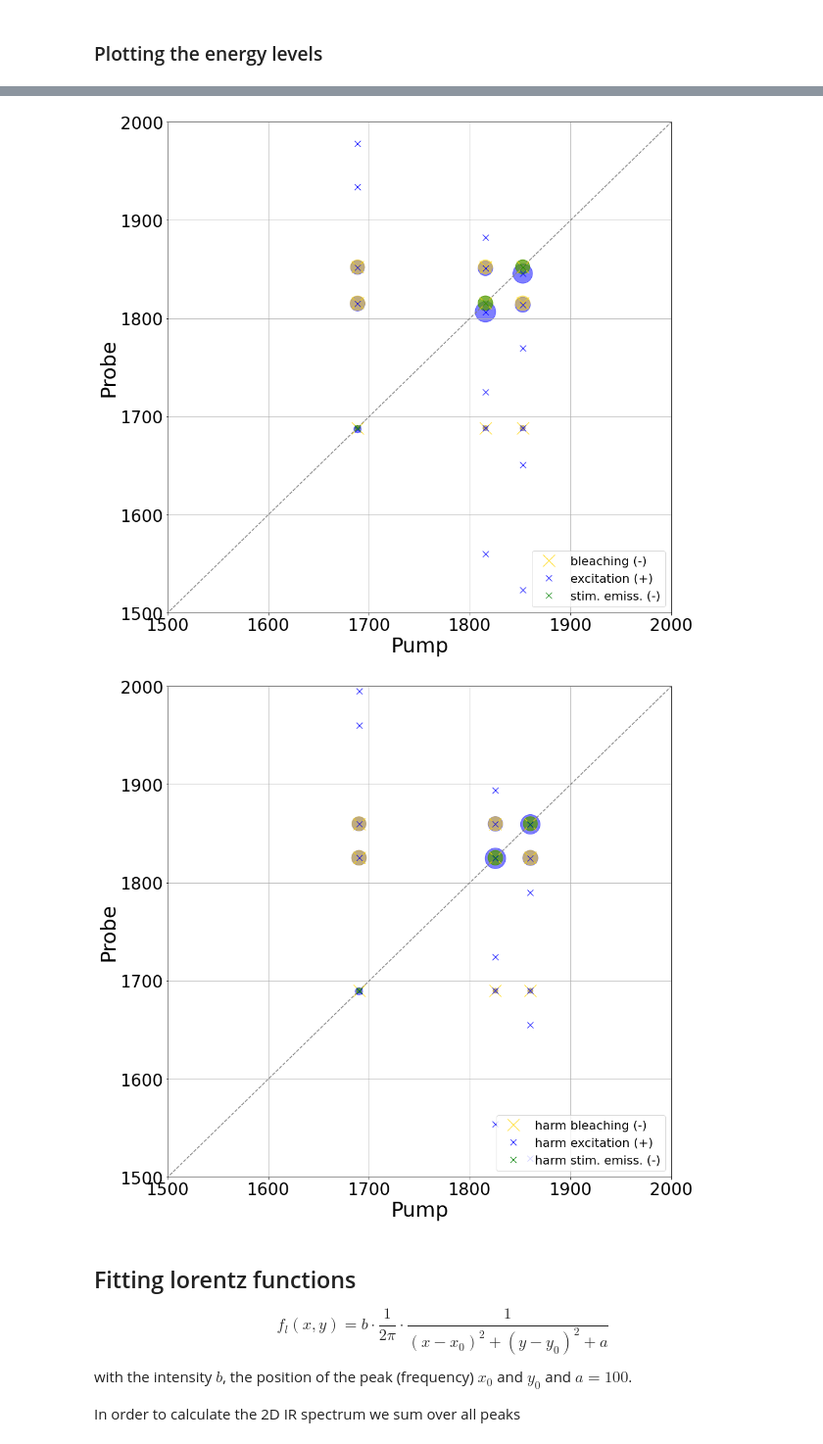
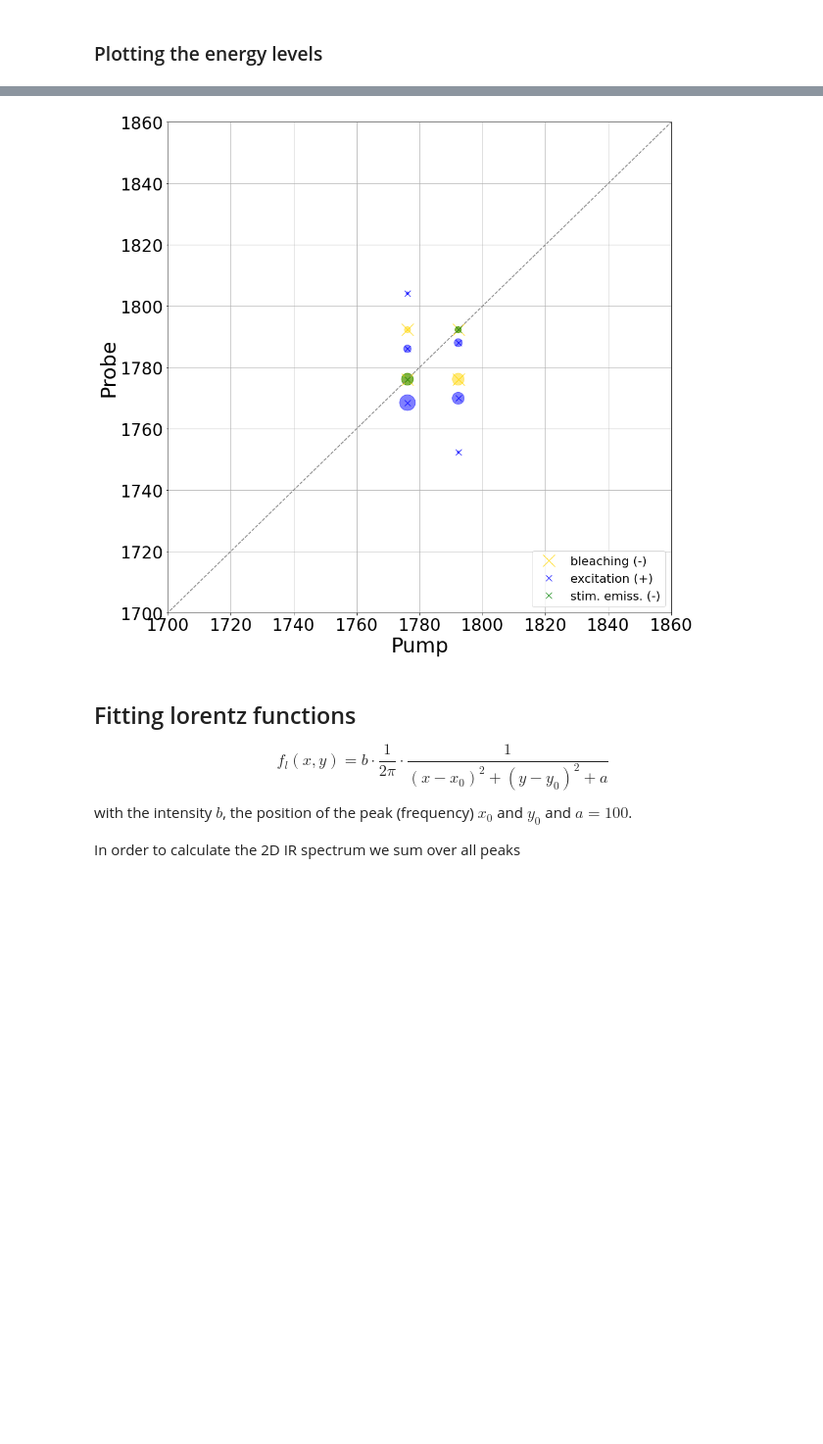
Before and after one commit to chjacob-tubs/Vibrations2D, a Jupyter notebook: 2DIR.ipynb, the cells around one changed output, grey strips where cells are left out. Shown at 98% size. Saved outputs shown, nothing was run; the diff lists cells and outputs as text; code cells hidden in the pictures; blank space fills up the shorter version.

```diff
--- a/2DIR.ipynb
+++ b/2DIR.ipynb
@@ -24,10 +24,10 @@ Number of energy levels $N$ with $n$ oscillators
 $$n = \frac{-3\pm\sqrt{8N+1}}{2}$$
 but we only need the $n = \frac{-3+\sqrt{8N+1}}{2}$ solution!
 # %%
-mol = 'uracil_3modes'
+mol = 'NAGNMA_onlyCO'
 
-dip_mat = np.loadtxt('data/%s/intenmat.txt' %(mol))   #intenmat
-elevelmat = np.loadtxt('data/%s/freqsmat.txt' %(mol)) #freqmat
+dip_mat = np.load('data/%s/VCI_intensities.npy' %(mol))   #intenmat
+elevelmat = np.load('data/%s/VCI_frequencies.npy' %(mol)) #freqmat
 
 e_level = elevelmat[0]
 n_loc_moden = len(dip_mat)-1
@@ -45,16 +45,18 @@ print('Dipole matrix:\n', dip_mat)
 harm = None
 if os.path.isfile('data/%s/intenmatharm.txt' %(mol)) and os.path.isfile('data/%s/freqsmatharm.txt' %(mol)):
     harm = True
+    harm = None
 
-    dip_math = np.loadtxt('data/%s/intenmatharm.txt' %(mol))
-    elevelmath = np.loadtxt('data/%s/freqsmatharm.txt' %(mol))
+    if harm:
+        dip_math = np.loadtxt('data/%s/intenmatharm.txt' %(mol))
+        elevelmath = np.loadtxt('data/%s/freqsmatharm.txt' %(mol))
 
-    e_levelh = elevelmath[0]
+        e_levelh = elevelmath[0]
 
-    print()
-    print('Harm. Length dipole matrix: ', len(dip_math))
-    print('Harm. Energy levels:\n', e_levelh)
-    print('Harm. Dipole matrix:\n', dip_math)
+        print()
+        print('Harm. Length dipole matrix: ', len(dip_math))
+        print('Harm. Energy levels:\n', e_levelh)
+        print('Harm. Dipole matrix:\n', dip_math)
 
 else:
     print ("\nHarmonic files do not exist.\n")
@@ -302,6 +296,6 @@ Bleaching from energy level 0 to 3 at ( 1860.0894954163387 , 1860.0894954163387
 # %%
-newmin = 1500
-newmax = 2000
+newmin = 1700
+newmax = 1860
 
 plt.figure(figsize=(15,15))
 plt.plot([0,newmax], [0,newmax], ls="--", c=".5")
@@ -313,35 +307,34 @@ plt.scatter(ble_x,ble_y,s=ble_i, color='gold', alpha=0.5)
 plt.scatter(emi_x,emi_y,s=emi_i, color='g', alpha=0.5)
 plt.xlim(newmin,newmax)
 plt.ylim(newmin,newmax)
 plt.grid(True)
 plt.ylabel('Probe',fontsize=34)
 plt.xlabel('Pump',fontsize=34)
 plt.xticks(fontsize=28)
 plt.yticks(fontsize=28)
 plt.legend(fontsize=20,loc='lower right')
 #plt.savefig('Bilder/%s_CO_anharm.png' %(mol),bbox_inches='tight')
 
 if harm:
     plt.figure(figsize=(15,15))
     plt.plot([0,newmax], [0,newmax], ls="--", c=".5")
     plt.plot(ble_xh,ble_yh, "x", color='gold', label='harm bleaching (-)', markersize=20)
     plt.plot(exc_xh,exc_yh, "bx", label='harm excitation (+)', markersize=10)
     plt.plot(emi_xh,emi_yh, "gx", label='harm stim. emiss. (-)', markersize=10)
     plt.scatter(exc_xh,exc_yh,s=exc_i, color='b', alpha=0.5)
     plt.scatter(ble_xh,ble_yh,s=ble_i, color='gold', alpha=0.5)
     plt.scatter(emi_xh,emi_yh,s=emi_i, color='g', alpha=0.5)
     plt.xlim(newmin,newmax)
     plt.ylim(newmin,newmax)
     plt.grid(True)
     plt.ylabel('Probe',fontsize=34)
     plt.xlabel('Pump',fontsize=34)
     plt.xticks(fontsize=28)
     plt.yticks(fontsize=28)
     plt.legend(fontsize=20,loc='lower right')
     #plt.savefig('Bilder/%s_CO_harm.png' %(mol),bbox_inches='tight')
 # %% [output]
-[figure, old version]
+[figure, new version]
-[figure, removed]
 # %% [markdown]
 ## Fitting lorentz functions
 
```
Also changed, not shown: parts of 11 cells of this notebook, 1 other file.
